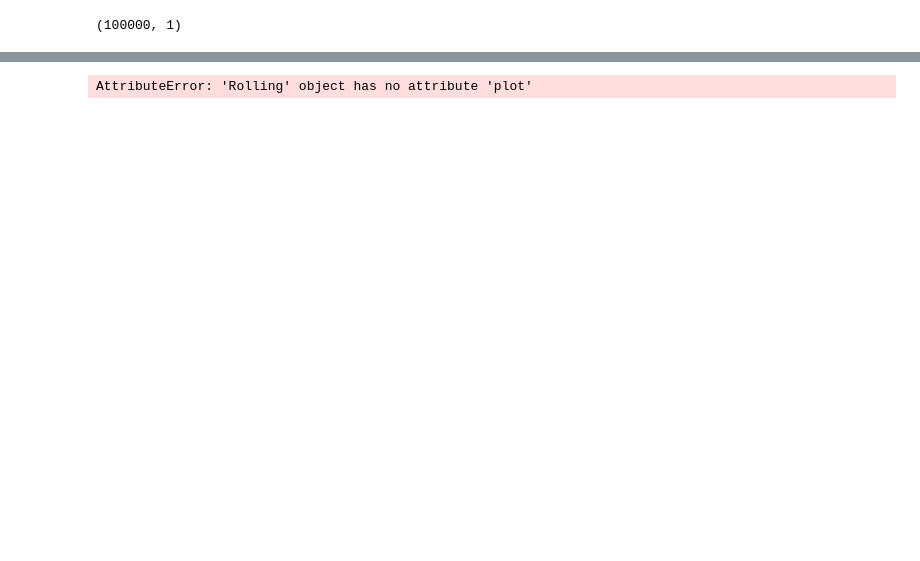
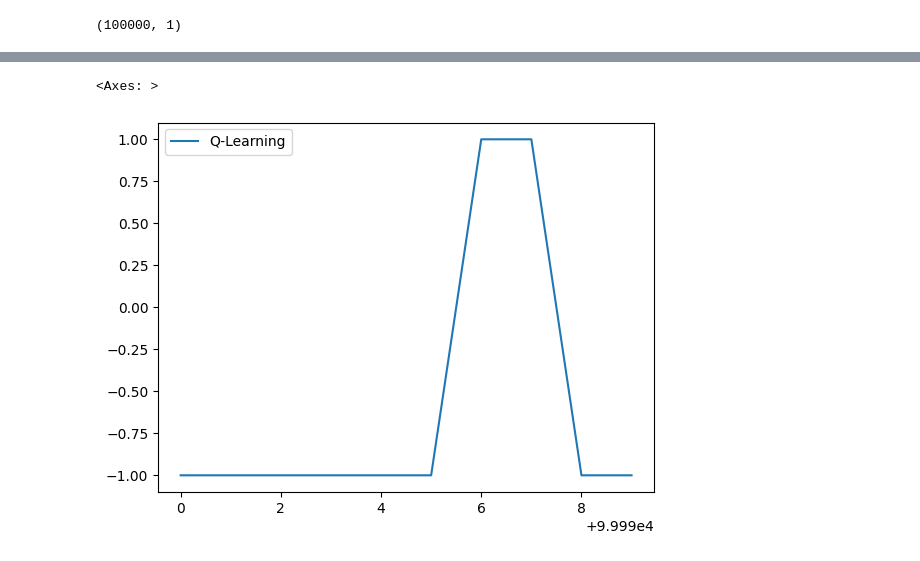
Before and after one commit to dsSarcos/jhu-rl-term-project, a Jupyter notebook: Project_analysis.ipynb, the cells around one changed output, grey strips where cells are left out. Saved outputs shown, nothing was run; the diff lists cells and outputs as text; code cells hidden in the pictures; blank space fills up the shorter version.

```diff
--- a/Project_analysis.ipynb
+++ b/Project_analysis.ipynb
@@ -17,5 +17,6 @@ df.rolling(1001, center=True).mean().plot(title='Learning Curves\nepsilon = 0.1'
 # %%
-df[:1000].rolling(11, center=True).mean().plot()
+df[-10:].plot()
 # %% [output]
-AttributeError: 'Rolling' object has no attribute 'plot'
+<Axes: >
+[figure, added]
 # %%
```
Also changed, not shown: parts of 4 cells of this notebook, 4 other files.
